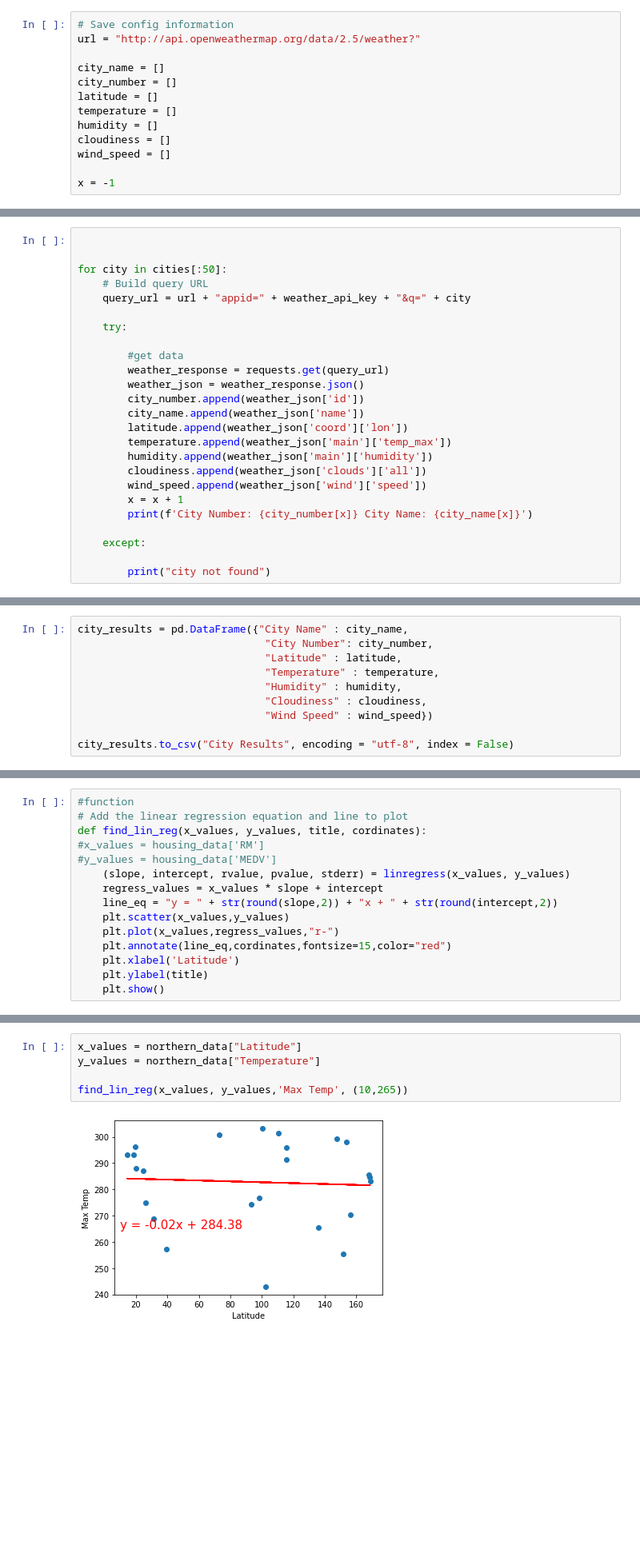
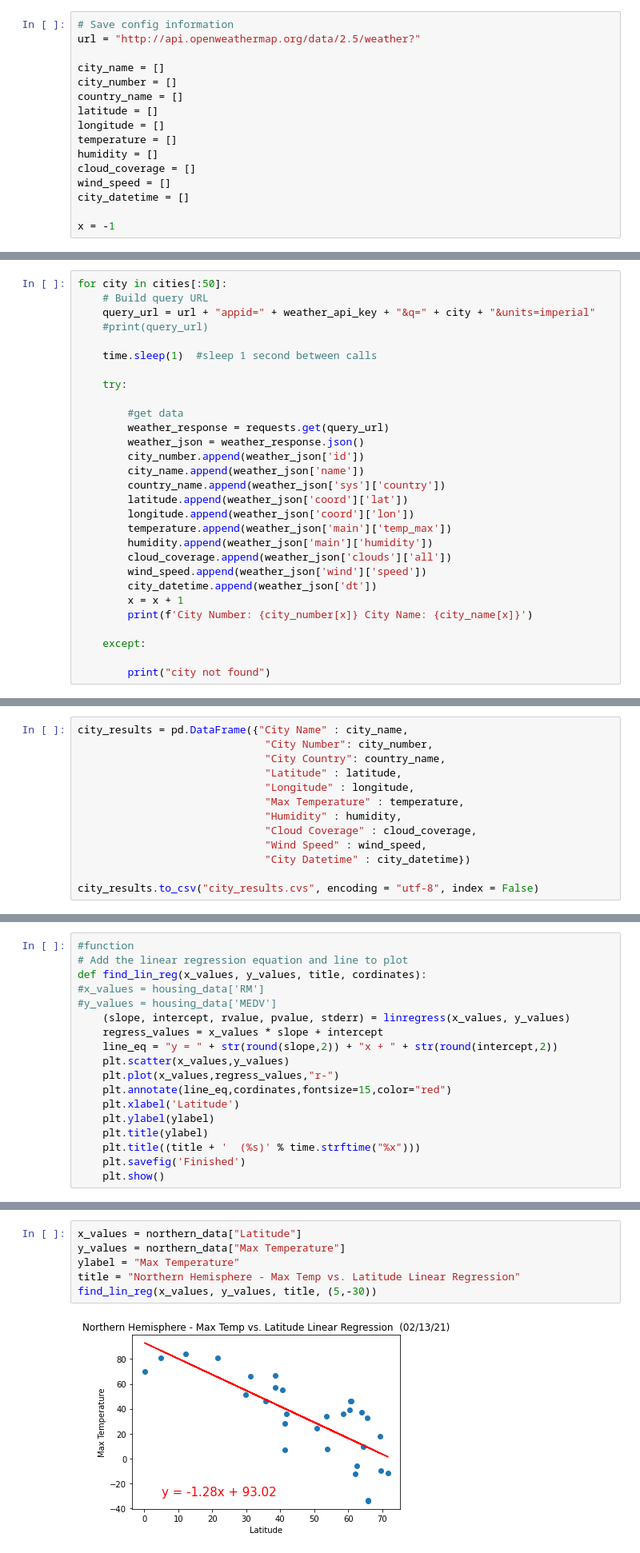
Before and after one commit to RachelFizel/Python-APIs, a Jupyter notebook: WeatherPy/WeatherPy.ipynb, the cells around one changed output, grey strips where cells are left out. Shown at 80% size. Saved outputs shown, nothing was run; the diff lists cells and outputs as text; blank space fills up the shorter version.

Commit message:
added titles

```diff
--- a/WeatherPy/WeatherPy.ipynb
+++ b/WeatherPy/WeatherPy.ipynb
@@ -32,11 +32,14 @@ url = "http://api.openweathermap.org/data/2.5/weather?"
 
 city_name = []
 city_number = []
+country_name = []
 latitude = []
+longitude = []
 temperature = []
 humidity = []
-cloudiness = []
+cloud_coverage = []
 wind_speed = []
+city_datetime = []
 
 x = -1
 # %% [markdown]
@@ -70,11 +73,12 @@ len(cities)
 * Perform a weather check on each city using a series of successive API calls.
 * Include a print log of each city as it'sbeing processed (with the city number and city name).
 # %%
-
-
 for city in cities[:50]:
     # Build query URL
-    query_url = url + "appid=" + weather_api_key + "&q=" + city
+    query_url = url + "appid=" + weather_api_key + "&q=" + city + "&units=imperial"
+    #print(query_url)
+
+    time.sleep(1)  #sleep 1 second between calls
 
     try:
 
@@ -83,11 +87,14 @@ for city in cities[:50]:
         weather_json = weather_response.json()
         city_number.append(weather_json['id'])
         city_name.append(weather_json['name'])
-        latitude.append(weather_json['coord']['lon'])
+        country_name.append(weather_json['sys']['country'])
+        latitude.append(weather_json['coord']['lat'])
+        longitude.append(weather_json['coord']['lon'])
         temperature.append(weather_json['main']['temp_max'])
         humidity.append(weather_json['main']['humidity'])
-        cloudiness.append(weather_json['clouds']['all'])
+        cloud_coverage.append(weather_json['clouds']['all'])
         wind_speed.append(weather_json['wind']['speed'])
+        city_datetime.append(weather_json['dt'])
         x = x + 1
         print(f'City Number: {city_number[x]} City Name: {city_name[x]}')
 
@@ -123,11 +130,14 @@ print(city_name, city_number, latitude, temperature, humidity, cloudiness, wind_
 # %%
 city_results = pd.DataFrame({"City Name" : city_name,
                               "City Number": city_number,
+                              "City Country": country_name,
                               "Latitude" : latitude,
-                              "Temperature" : temperature,
+                              "Longitude" : longitude,
+                              "Max Temperature" : temperature,
                               "Humidity" : humidity,
-                              "Cloudiness" : cloudiness,
-                              "Wind Speed" : wind_speed})
+                              "Cloud Coverage" : cloud_coverage,
+                              "Wind Speed" : wind_speed,
+                              "City Datetime" : city_datetime})
 
-city_results.to_csv("City Results", encoding = "utf-8", index = False)
+city_results.to_csv("city_results.cvs", encoding = "utf-8", index = False)
 # %%
@@ -276,7 +285,10 @@ def find_lin_reg(x_values, y_values, title, cordinates):
     plt.plot(x_values,regress_values,"r-")
     plt.annotate(line_eq,cordinates,fontsize=15,color="red")
     plt.xlabel('Latitude')
-    plt.ylabel(title)
+    plt.ylabel(ylabel)
+    plt.title(ylabel)
+    plt.title((title + '  (%s)' % time.strftime("%x")))
+    plt.savefig('Finished')
     plt.show()
 # %%
 northern_data = clean_city_data.loc[clean_city_data["Latitude"]>= 0]
@@ -304,11 +305,12 @@ southern_data
 ####  Northern Hemisphere - Max Temp vs. Latitude Linear Regression
 # %%
 x_values = northern_data["Latitude"]
-y_values = northern_data["Temperature"]
-
-find_lin_reg(x_values, y_values,'Max Temp', (10,265))
+y_values = northern_data["Max Temperature"]
+ylabel = "Max Temperature"
+title = "Northern Hemisphere - Max Temp vs. Latitude Linear Regression"
+find_lin_reg(x_values, y_values, title, (5,-30))
 # %% [output]
-[figure, old version]
+[figure, new version]
 # %% [markdown]
 ####  Southern Hemisphere - Max Temp vs. Latitude Linear Regression
 # %%
```
Also changed, not shown: parts of 23 cells of this notebook, 7 other files.
